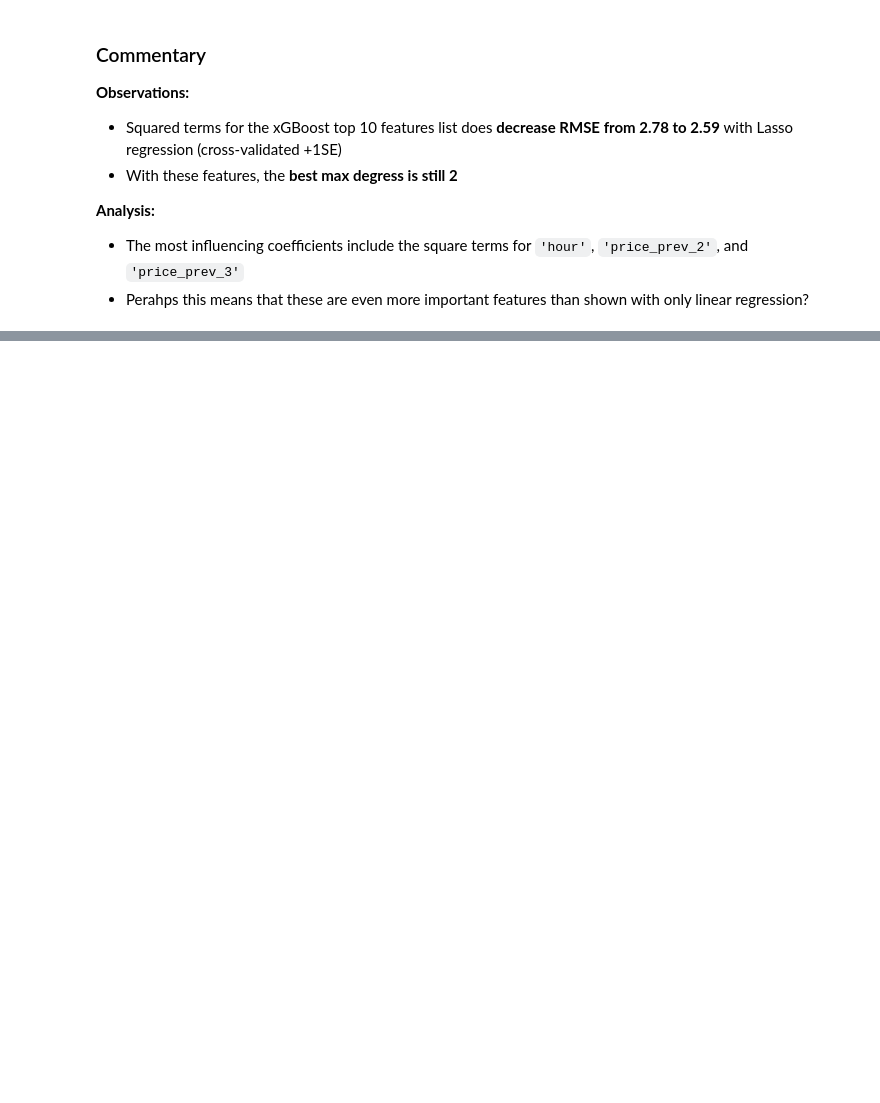
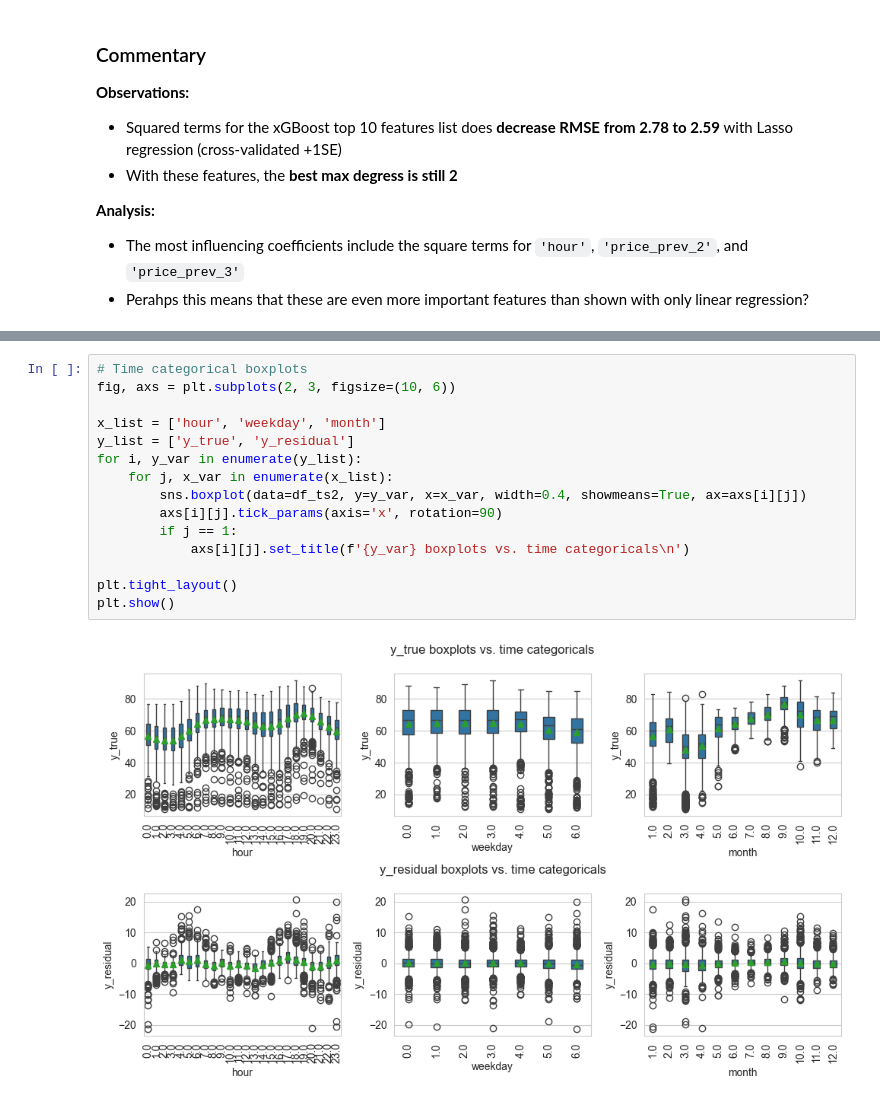
Before and after one commit to MDS-Mountain-Club/MDS_ML_Project, a Jupyter notebook: Regression/polynomial_regression.ipynb, the cells around one changed output, grey strips where cells are left out. Drawn from its saved outputs; the diff is of its cells as text; blank space fills up the shorter version.

```diff
--- a/Regression/polynomial_regression.ipynb
+++ b/Regression/polynomial_regression.ipynb
@@ -184,0 +210,17 @@ regression_coef_plot(best_lasso_model_by_degree, fig, axes, 0.1, f'Coefficients
+# %%
+# Time categorical boxplots
+fig, axs = plt.subplots(2, 3, figsize=(10, 6))
+
+x_list = ['hour', 'weekday', 'month']
+y_list = ['y_true', 'y_residual']
+for i, y_var in enumerate(y_list):
+    for j, x_var in enumerate(x_list):
+        sns.boxplot(data=df_ts2, y=y_var, x=x_var, width=0.4, showmeans=True, ax=axs[i][j])
+        axs[i][j].tick_params(axis='x', rotation=90)
+        if j == 1:
+            axs[i][j].set_title(f'{y_var} boxplots vs. time categoricals\n')
+
+plt.tight_layout()
+plt.show()
+# %% [output]
+[figure, added]
```
Also changed, not shown: parts of 7 cells of this notebook, 1 other file.
